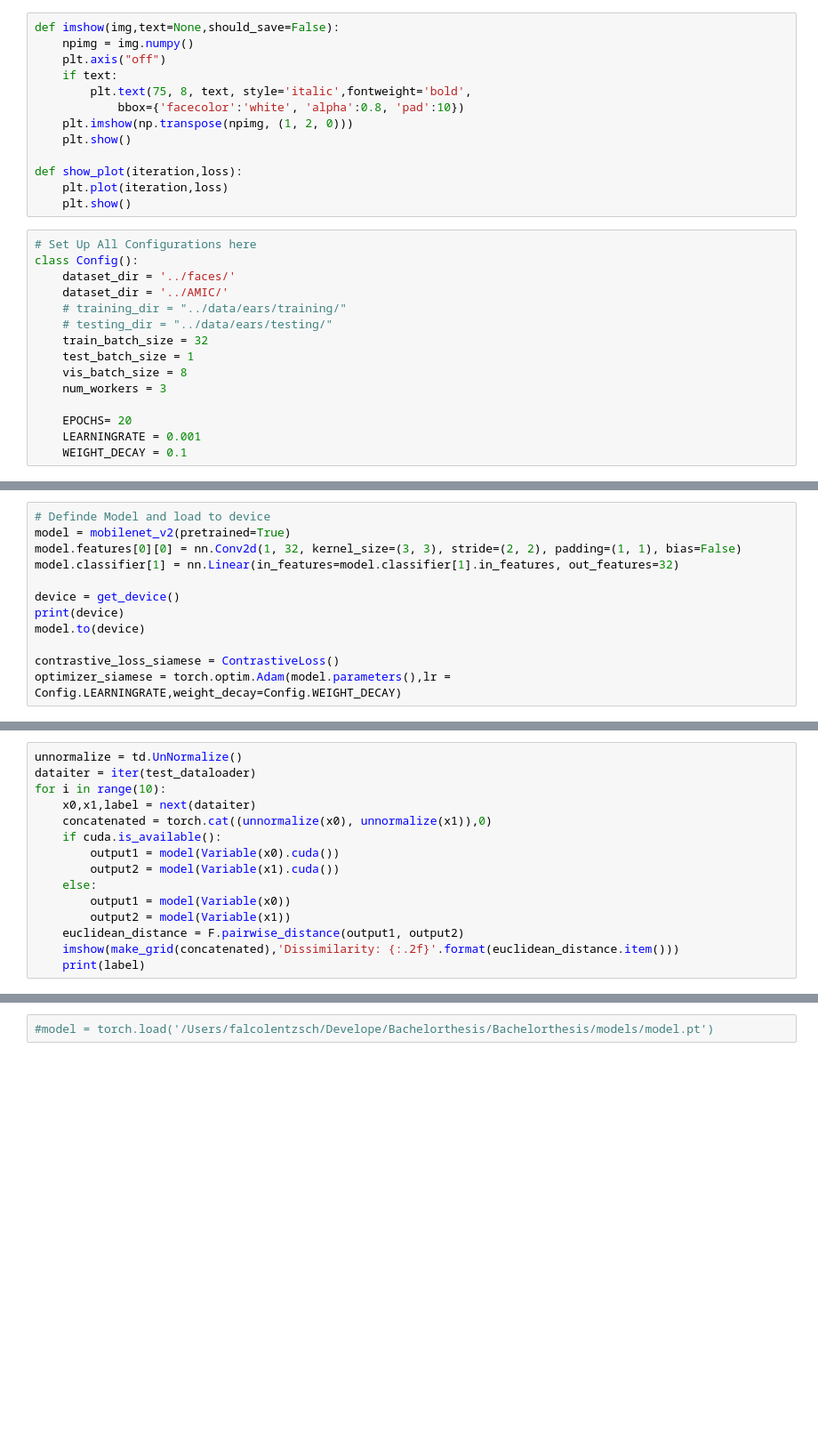
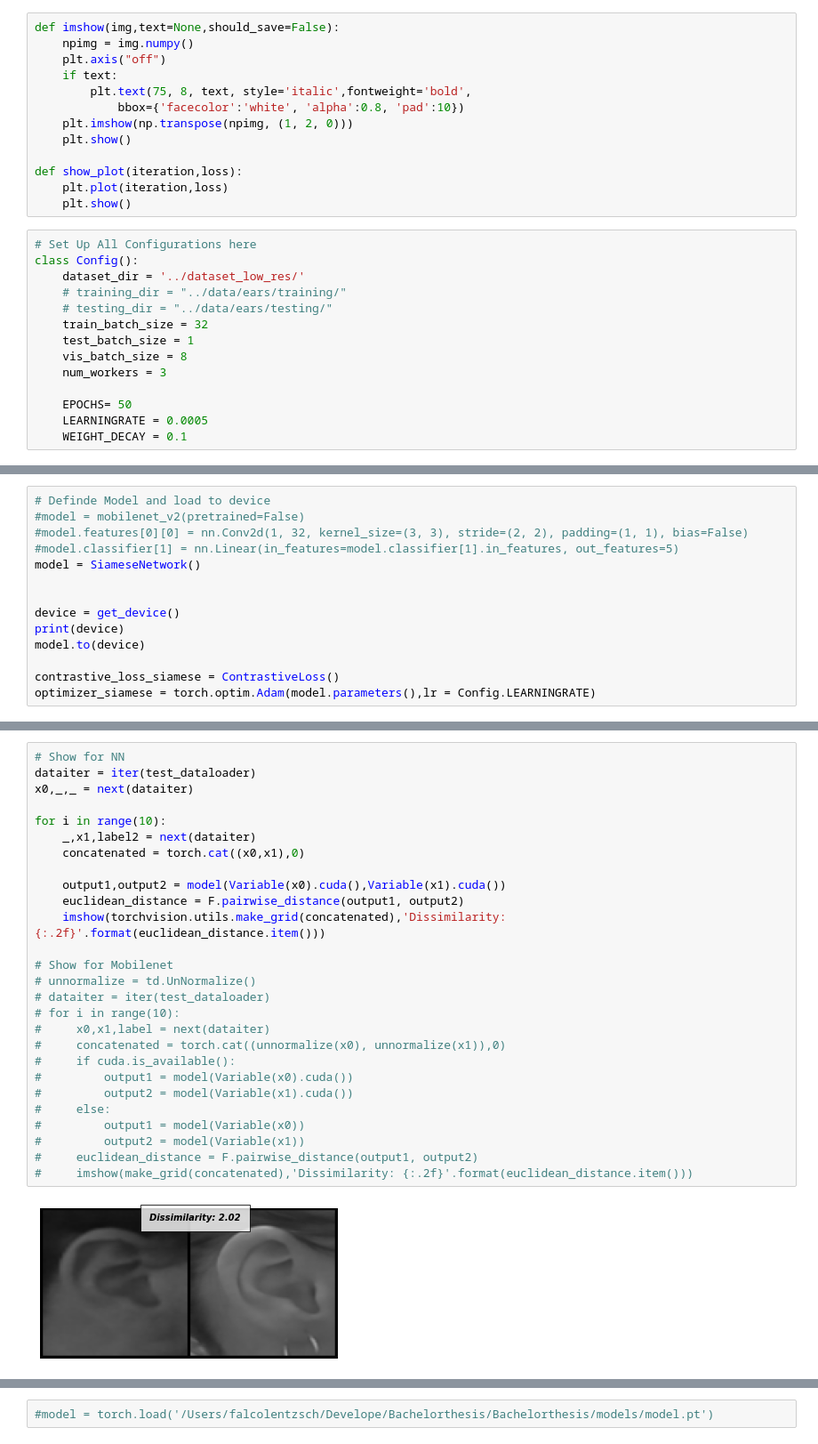
Before and after one commit to royalts1011/Bachelorthesis, a Jupyter notebook: Siamese_MobileNetV2_Train.ipynb, the cells around one changed output, grey strips where cells are left out. Shown at 89% size. Saved outputs shown, nothing was run; the diff lists cells and outputs as text; blank space fills up the shorter version.

```diff
--- a/Siamese_MobileNetV2_Train.ipynb
+++ b/Siamese_MobileNetV2_Train.ipynb
@@ -33,8 +34,7 @@ def show_plot(iteration,loss):
 # %%
 # Set Up All Configurations here
 class Config():
-    dataset_dir = '../faces/'
-    dataset_dir = '../AMIC/'
+    dataset_dir = '../dataset_low_res/'
     # training_dir = "../data/ears/training/"
     # testing_dir = "../data/ears/testing/"
     train_batch_size = 32
@@ -42,8 +42,8 @@ class Config():
     vis_batch_size = 8
     num_workers = 3
 
-    EPOCHS= 20
-    LEARNINGRATE = 0.001
+    EPOCHS= 50
+    LEARNINGRATE = 0.0005
     WEIGHT_DECAY = 0.1
 # %%
 # define indicies to split Data
@@ -94,12 +107,14 @@ print(example_batch[2].numpy())
 # %%
 # Definde Model and load to device
-model = mobilenet_v2(pretrained=True)
-model.features[0][0] = nn.Conv2d(1, 32, kernel_size=(3, 3), stride=(2, 2), padding=(1, 1), bias=False)
-model.classifier[1] = nn.Linear(in_features=model.classifier[1].in_features, out_features=32)
+#model = mobilenet_v2(pretrained=False)
+#model.features[0][0] = nn.Conv2d(1, 32, kernel_size=(3, 3), stride=(2, 2), padding=(1, 1), bias=False)
+#model.classifier[1] = nn.Linear(in_features=model.classifier[1].in_features, out_features=5)
+model = SiameseNetwork()
+
 
 device = get_device()
 print(device)
 model.to(device)
 
 contrastive_loss_siamese = ContrastiveLoss()
-optimizer_siamese = torch.optim.Adam(model.parameters(),lr = Config.LEARNINGRATE,weight_decay=Config.WEIGHT_DECAY)
+optimizer_siamese = torch.optim.Adam(model.parameters(),lr = Config.LEARNINGRATE)
@@ -190,15 +254,29 @@ print(fmt_id.format('Overall (estimated) accuracy: '), fmt_eucl.format(accuracy_
 # %%
-unnormalize = td.UnNormalize()
+# Show for NN
 dataiter = iter(test_dataloader)
+x0,_,_ = next(dataiter)
+
 for i in range(10):
-    x0,x1,label = next(dataiter)
-    concatenated = torch.cat((unnormalize(x0), unnormalize(x1)),0)
-    if cuda.is_available():
-        output1 = model(Variable(x0).cuda())
-        output2 = model(Variable(x1).cuda())
-    else:
-        output1 = model(Variable(x0))
-        output2 = model(Variable(x1))
+    _,x1,label2 = next(dataiter)
+    concatenated = torch.cat((x0,x1),0)
+
+    output1,output2 = model(Variable(x0).cuda(),Variable(x1).cuda())
     euclidean_distance = F.pairwise_distance(output1, output2)
-    imshow(make_grid(concatenated),'Dissimilarity: {:.2f}'.format(euclidean_distance.item()))
-    print(label)
+    imshow(torchvision.utils.make_grid(concatenated),'Dissimilarity: {:.2f}'.format(euclidean_distance.item()))
+
+# Show for Mobilenet
+# unnormalize = td.UnNormalize()
+# dataiter = iter(test_dataloader)
+# for i in range(10):
+#     x0,x1,label = next(dataiter)
+#     concatenated = torch.cat((unnormalize(x0), unnormalize(x1)),0)
+#     if cuda.is_available():
+#         output1 = model(Variable(x0).cuda())
+#         output2 = model(Variable(x1).cuda())
+#     else:
+#         output1 = model(Variable(x0))
+#         output2 = model(Variable(x1))
+#     euclidean_distance = F.pairwise_distance(output1, output2)
+#     imshow(make_grid(concatenated),'Dissimilarity: {:.2f}'.format(euclidean_distance.item()))
+# %% [output]
+[figure, added]
```
Also changed, not shown: parts of 9 cells of this notebook, 4 other files.
